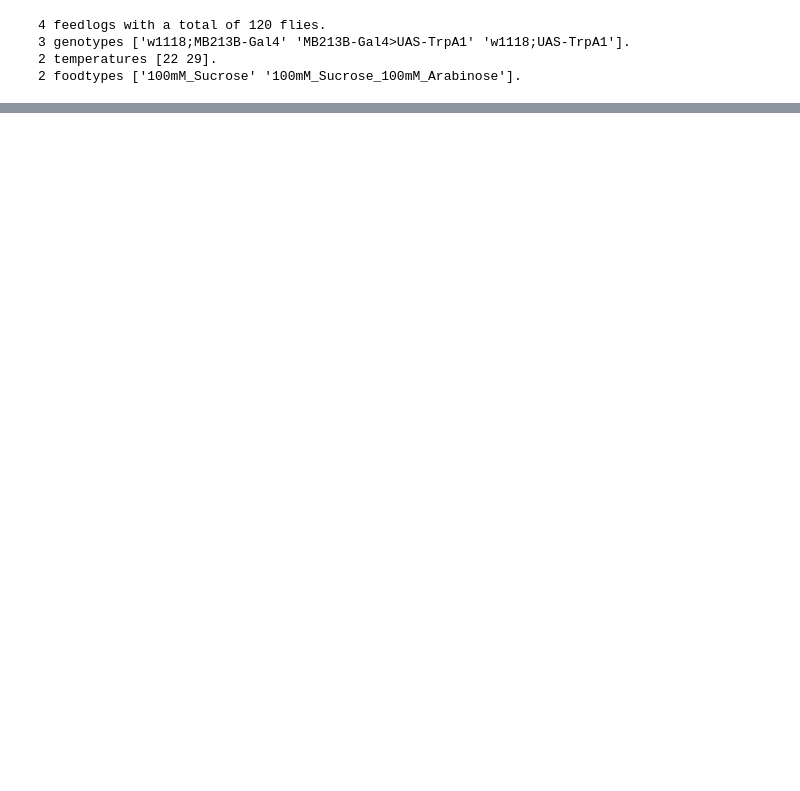
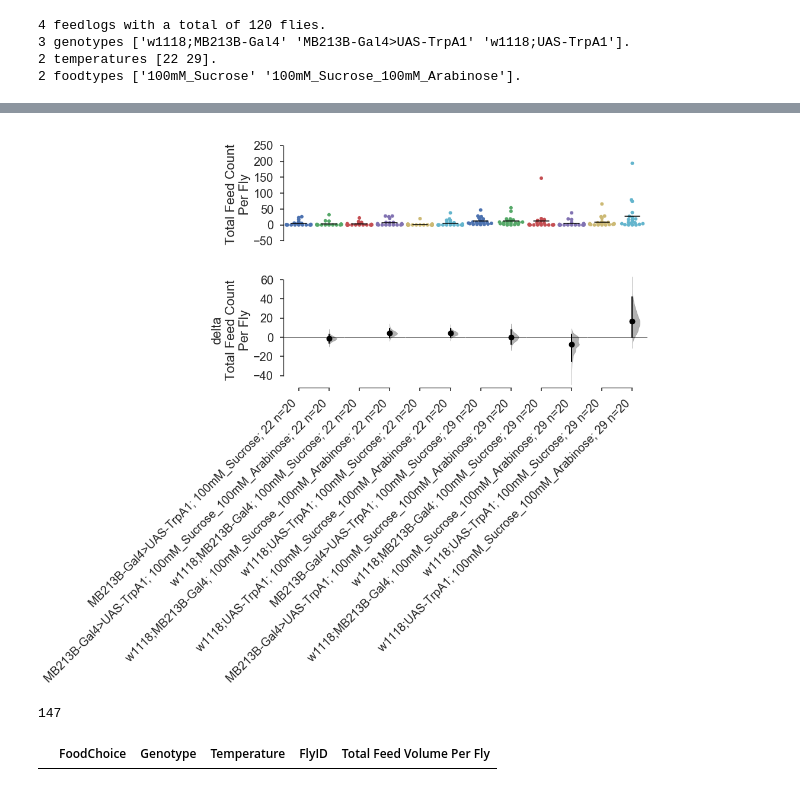
Before and after one commit to ACCLAB/espresso, a Jupyter notebook: jupyter-nb/espresso contrast plots dev.ipynb, the cells around one changed output, grey strips where cells are left out. Drawn from its saved outputs; the diff is of its cells as text; code cells hidden in the pictures; blank space fills up the shorter version.

```diff
--- a/jupyter-nb/espresso contrast plots dev.ipynb
+++ b/jupyter-nb/espresso contrast plots dev.ipynb
@@ -55,0 +38,6 @@ con
+# %%
+df=mb213b.feeds.copy()
+# %%
+compare_by='Temperature'
+group_by=['Genotype','FoodChoice']
+color_by='Genotype'
@@ -55,0 +76,10 @@ con
+# %%
+total_feeds=pd.DataFrame(df[['FoodChoice', 'Genotype', 'Temperature','FlyID','AverageFeedCountPerFly']]\
+                            .groupby(['Temperature','Genotype','FoodChoice','FlyID'])\
+                            .sum()\
+                            .to_records() )\
+            .dropna() # for some reason, groupby produces NaN rows
+total_feeds.reset_index(drop=True, inplace=True)
+total_feeds.rename(columns={'AverageFeedCountPerFly':'Total Feed Count\nPer Fly'},inplace=True)
+print(len(total_feeds))
+total_feeds[total_feeds.FlyID=='2017-02-24_12-05-01_Fly11']
@@ -55,0 +98,5 @@ con
+# %%
+total_feeds['plot_groups']=esp._munger.join_cols(total_feeds,group_by)
+x=group_by.copy()
+x.append(compare_by)
+total_feeds['plot_groups_with_contrast']=esp._munger.join_cols(total_feeds,x)
@@ -55,0 +120,20 @@ con
+# %%
+idx=[tuple(i) for i in np.array_split(total_feeds.plot_groups_with_contrast.unique(), 6)]
+
+f,a=bsc.contrastplot(total_feeds,x='plot_groups_with_contrast',y='Total Feed Count\nPer Fly',
+                    idx=idx,
+                    float_contrast=False)
+# %% [output]
+[figure, added]
+# %%
+feed_vol=pd.DataFrame( df[['FlyID','FoodChoice', 'Genotype', 'Temperature','AverageFeedVolumePerFly_µl']]\
+                        .groupby(['FoodChoice', 'Genotype', 'Temperature','FlyID'])\
+                        .sum()\
+                        .to_records() )\
+         .dropna() # for some reason, groupby produces NaN rows
+feed_vol.rename(columns={'AverageFeedVolumePerFly_µl':'Total Feed Volume\nPer Fly'},inplace=True)
+print(len(feed_vol))
+feed_vol[feed_vol.FlyID=='2017-02-24_12-05-01_Fly11']
+# %% [output]
+147
+|  | FoodChoice | Genotype | Temperature | FlyID | Total Feed Volume Per Fly |
```
Also changed, not shown: parts of 15 cells of this notebook, 2 other files.
